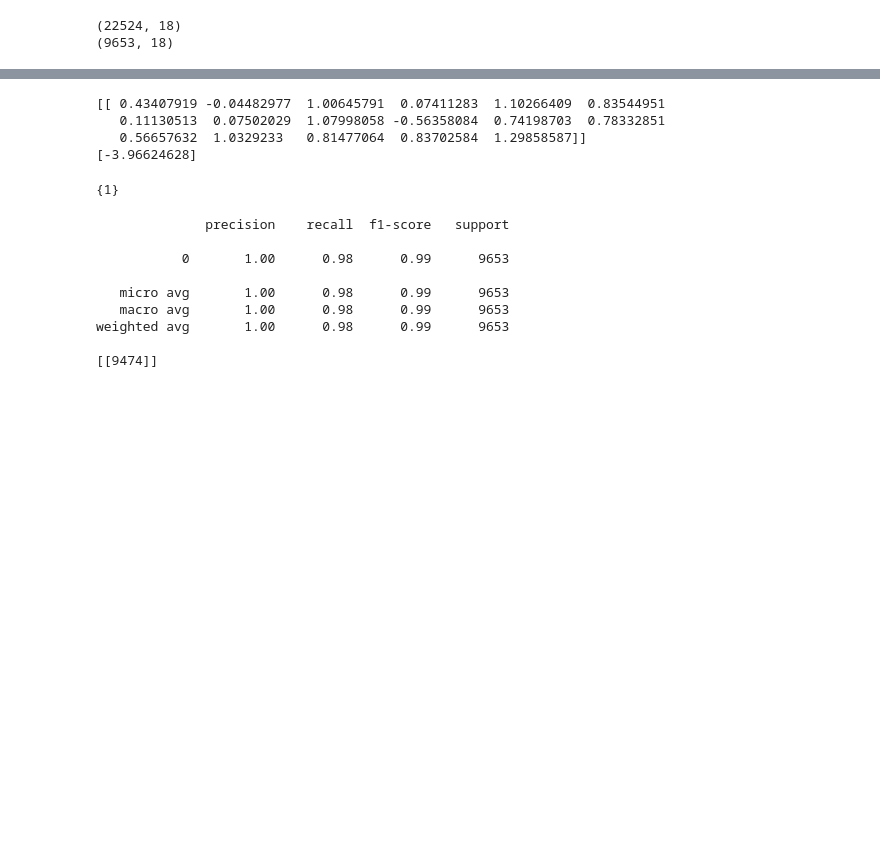
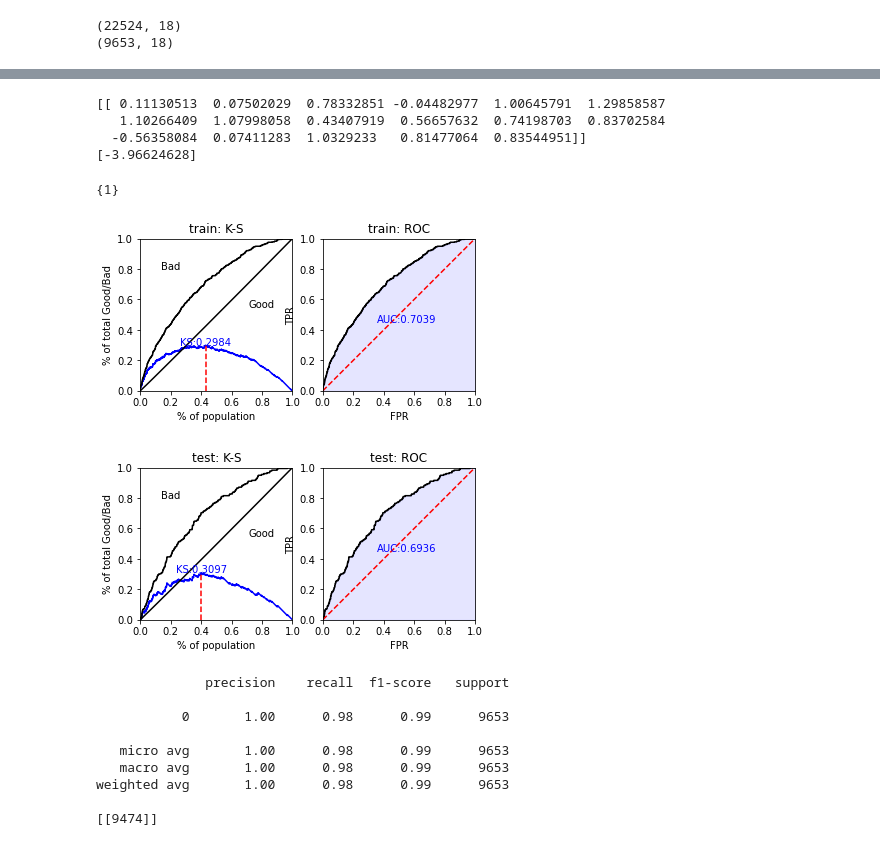
Before and after one commit to dvh549/Financial_Analytics, a Jupyter notebook: Main_Notebook.ipynb, the cells around one changed output, grey strips where cells are left out. Cells and saved outputs as stored; diff of their text form; code cells hidden in the pictures; blank space fills up the shorter version.

```diff
--- a/Main_Notebook.ipynb
+++ b/Main_Notebook.ipynb
@@ -1851,7 +1852,7 @@ train_woe
 y_train = train_woe.loc[:,'target']
 X_train = train_woe.loc[:,train_woe.columns != 'target']
 y_test = test_woe.loc[:,'target']
-X_test = test_woe.loc[:,train_woe.columns != 'target']
+X_test = test_woe.loc[:,test_woe.columns != 'target']
 
 # create the log reg model
 
@@ -1861,9 +1862,9 @@ y_pred = lr.predict(X_test)
 print(lr.coef_)
 print(lr.intercept_)
 # %% [output]
-[[ 0.43407919 -0.04482977  1.00645791  0.07411283  1.10266409  0.83544951
-   0.11130513  0.07502029  1.07998058 -0.56358084  0.74198703  0.78332851
-   0.56657632  1.0329233   0.81477064  0.83702584  1.29858587]]
+[[ 0.11130513  0.07502029  0.78332851 -0.04482977  1.00645791  1.29858587
+   1.10266409  1.07998058  0.43407919  0.56657632  0.74198703  0.83702584
+  -0.56358084  0.07411283  1.0329233   0.81477064  0.83544951]]
 [-3.96624628]
 # %%
 # Label "1" was never predicted
@@ -1871,6 +1872,16 @@ print(lr.intercept_)
 set(y_test) - set(y_pred)
 # %% [output]
 {1}
+# %%
+train_pred = lr.predict_proba(X_train)[:,1]
+test_pred = lr.predict_proba(X_test)[:,1]
+
+# performance ks & roc
+train_perf = sc.perf_eva(y_train, train_pred, title = "train")
+test_perf = sc.perf_eva(y_test, test_pred, title = "test")
+# %% [output]
+[figure, added]
+[figure, added]
 # %%
 # Hence, we are only interested in the label(s) that were predicted
 # which is just "0"
```
Also changed, not shown: parts of 29 cells of this notebook, 3 other files.
